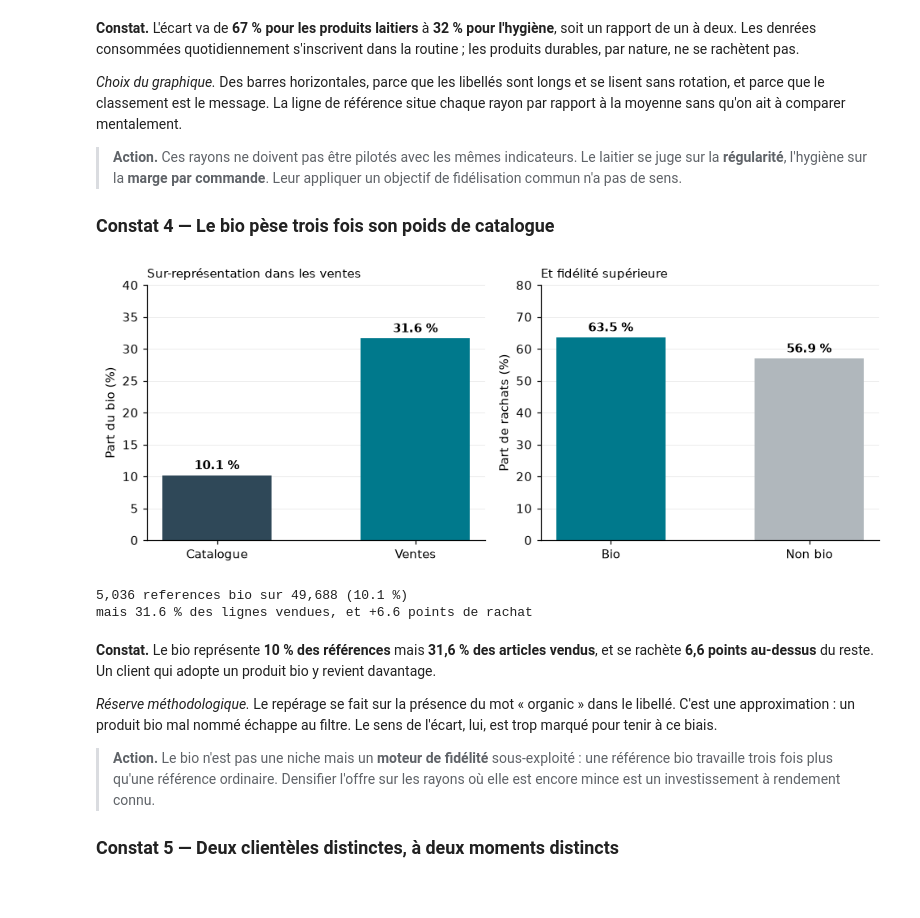
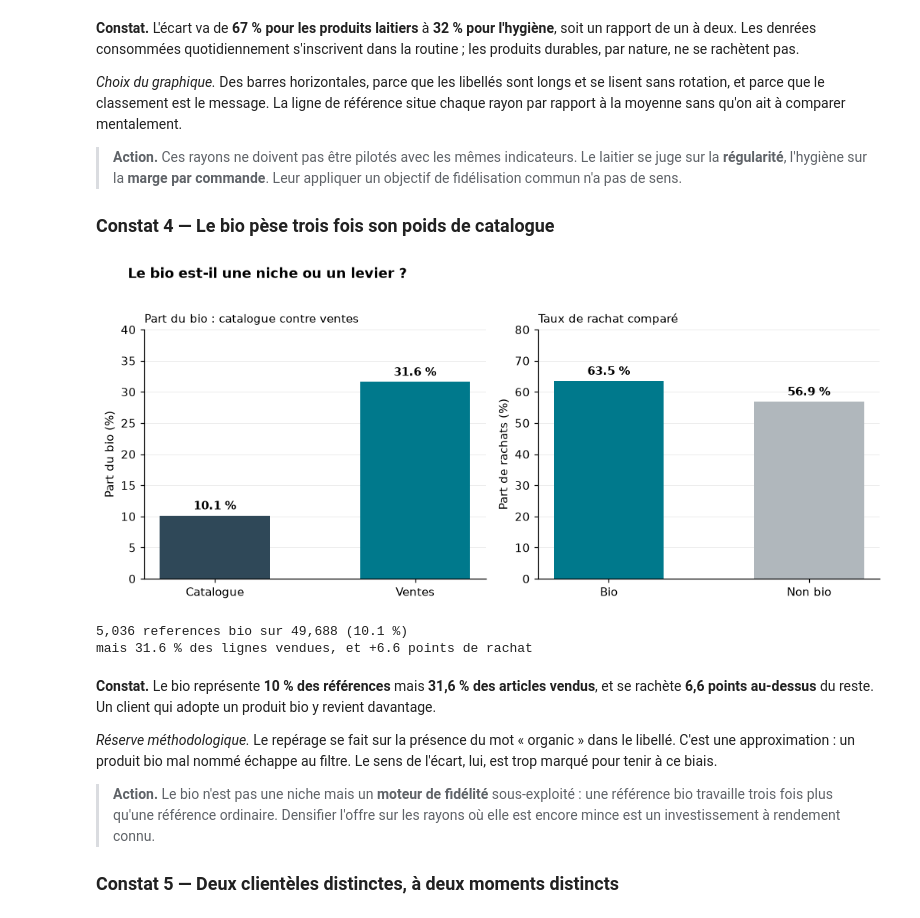
Before and after one commit to Nyomix-V/joja-data-analysis, a Jupyter notebook: 02_projet/analyse.ipynb, the cells around one changed output. Drawn from its saved outputs; the diff is of its cells as text; code cells hidden in the pictures.

```diff
--- a/02_projet/analyse.ipynb
+++ b/02_projet/analyse.ipynb
@@ -554,33 +554,35 @@ situe chaque rayon par rapport à la moyenne sans qu'on ait à comparer mentalem
 # %%
 cat = catalogue.copy()
 cat["bio"] = cat.product_name.astype(str).str.contains("organic", case=False, na=False)
 df_bio = df.merge(cat[["product_id","bio"]], on="product_id", how="left")
 
 part_cat  = cat.bio.mean()
 part_vte  = df_bio.bio.mean()
 r_bio     = df_bio.loc[df_bio.bio, "reordered"].mean()
 r_non     = df_bio.loc[~df_bio.bio, "reordered"].mean()
 
-fig, (a1, a2) = plt.subplots(1, 2, figsize=(9, 3.6))
+fig, (a1, a2) = plt.subplots(1, 2, figsize=(9.5, 4))
+fig.suptitle("Le bio est-il une niche ou un levier ?", fontweight="bold",
+             fontsize=12, x=.045, ha="left", y=1.02)
 a1.bar(["Catalogue","Ventes"], [part_cat*100, part_vte*100], color=[ENCRE, ACCENT], width=.55)
 a1.set_ylabel("Part du bio (%)"); a1.set_ylim(0, 40)
-a1.set_title("Sur-représentation dans les ventes", fontsize=10, loc="left")
+a1.set_title("Part du bio : catalogue contre ventes", fontsize=9.5, loc="left")
 for i, v in enumerate([part_cat*100, part_vte*100]):
     a1.text(i, v + 1, f"{v:.1f} %", ha="center", fontweight="bold")
 a1.grid(axis="x", visible=False)
 
 a2.bar(["Bio","Non bio"], [r_bio*100, r_non*100], color=[ACCENT, "#B0B7BC"], width=.55)
 a2.set_ylabel("Part de rachats (%)"); a2.set_ylim(0, 80)
-a2.set_title("Et fidélité supérieure", fontsize=10, loc="left")
+a2.set_title("Taux de rachat comparé", fontsize=9.5, loc="left")
 for i, v in enumerate([r_bio*100, r_non*100]):
     a2.text(i, v + 2, f"{v:.1f} %", ha="center", fontweight="bold")
 a2.grid(axis="x", visible=False)
 plt.show()
 
 print(f"{cat.bio.sum():,} references bio sur {len(cat):,} ({part_cat*100:.1f} %)")
 print(f"mais {part_vte*100:.1f} % des lignes vendues, et +{(r_bio-r_non)*100:.1f} points de rachat")
 # %% [output]
-[figure, old version]
+[figure, new version]
 5,036 references bio sur 49,688 (10.1 %)
 mais 31.6 % des lignes vendues, et +6.6 points de rachat
 # %% [markdown]
```
Also changed, not shown: parts of 17 cells of this notebook, 1 other file.
